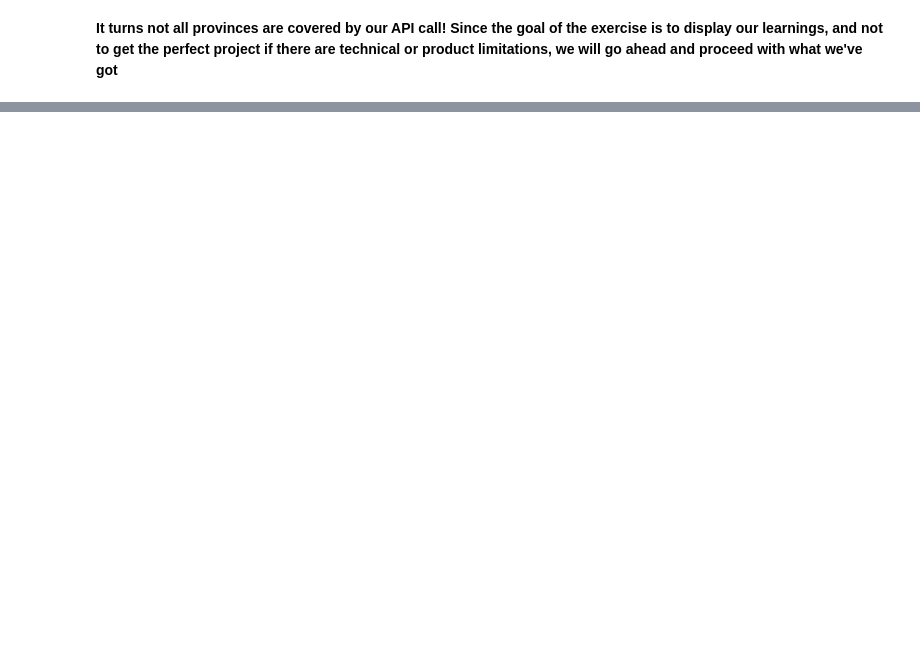
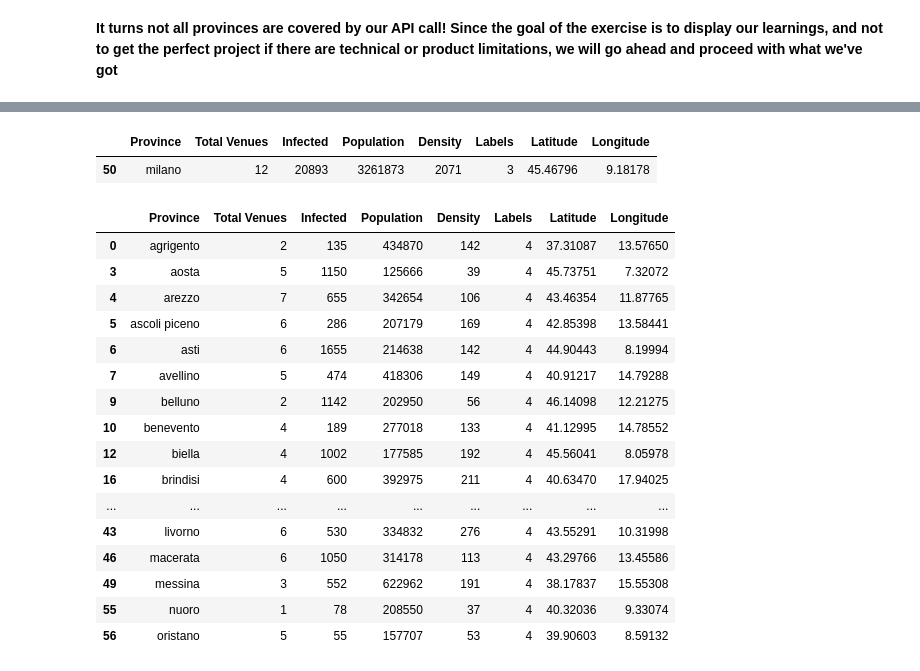
Before and after one commit to EmanueleLanzani/Coursera_Capstone, a Jupyter notebook: Covid - 19 Phase Two.ipynb, the cells around one changed output, grey strips where cells are left out. Saved outputs shown, nothing was run; the diff lists cells and outputs as text; code cells hidden in the pictures; blank space fills up the shorter version.

```diff
--- a/Covid - 19 Phase Two.ipynb
+++ b/Covid - 19 Phase Two.ipynb
@@ -675,0 +834,4 @@ array([[-1.28036880e-01, -1.28036880e-01, -2.88093711e-01,
+# %%
+fixed_columns1 = [df9.columns[-3]] + list(df9.columns[:-3]) + list(df9.columns[-2:])
+df9 = df9[fixed_columns1]
+df9.head()
@@ -675,0 +911,25 @@ array([[-1.28036880e-01, -1.28036880e-01, -2.88093711e-01,
+# %%
+df9.loc[df9['Labels'] == 3]
+# %% [output]
+|  | Province | Total Venues | Infected | Population | Density | Labels | Latitude | Longitude |
+| 50 | milano | 12 | 20893 | 3261873 | 2071 | 3 | 45.46796 | 9.18178 |
+# %%
+df9.loc[df9['Labels'] == 4]
+# %% [output]
+|  | Province | Total Venues | Infected | Population | Density | Labels | Latitude | Longitude |
+| 0 | agrigento | 2 | 135 | 434870 | 142 | 4 | 37.31087 | 13.57650 |
+| 3 | aosta | 5 | 1150 | 125666 | 39 | 4 | 45.73751 | 7.32072 |
+| 4 | arezzo | 7 | 655 | 342654 | 106 | 4 | 43.46354 | 11.87765 |
+| 5 | ascoli piceno | 6 | 286 | 207179 | 169 | 4 | 42.85398 | 13.58441 |
+| 6 | asti | 6 | 1655 | 214638 | 142 | 4 | 44.90443 | 8.19994 |
+| 7 | avellino | 5 | 474 | 418306 | 149 | 4 | 40.91217 | 14.79288 |
+| 9 | belluno | 2 | 1142 | 202950 | 56 | 4 | 46.14098 | 12.21275 |
+| 10 | benevento | 4 | 189 | 277018 | 133 | 4 | 41.12995 | 14.78552 |
+| 12 | biella | 4 | 1002 | 177585 | 192 | 4 | 45.56041 | 8.05978 |
+| 16 | brindisi | 4 | 600 | 392975 | 211 | 4 | 40.63470 | 17.94025 |
+| ... | ... | ... | ... | ... | ... | ... | ... | ... |
+| 43 | livorno | 6 | 530 | 334832 | 276 | 4 | 43.55291 | 10.31998 |
+| 46 | macerata | 6 | 1050 | 314178 | 113 | 4 | 43.29766 | 13.45586 |
+| 49 | messina | 3 | 552 | 622962 | 191 | 4 | 38.17837 | 15.55308 |
+| 55 | nuoro | 1 | 78 | 208550 | 37 | 4 | 40.32036 | 9.33074 |
+| 56 | oristano | 5 | 55 | 157707 | 53 | 4 | 39.90603 | 8.59132 |
```
Also changed, not shown: parts of 27 cells of this notebook.
